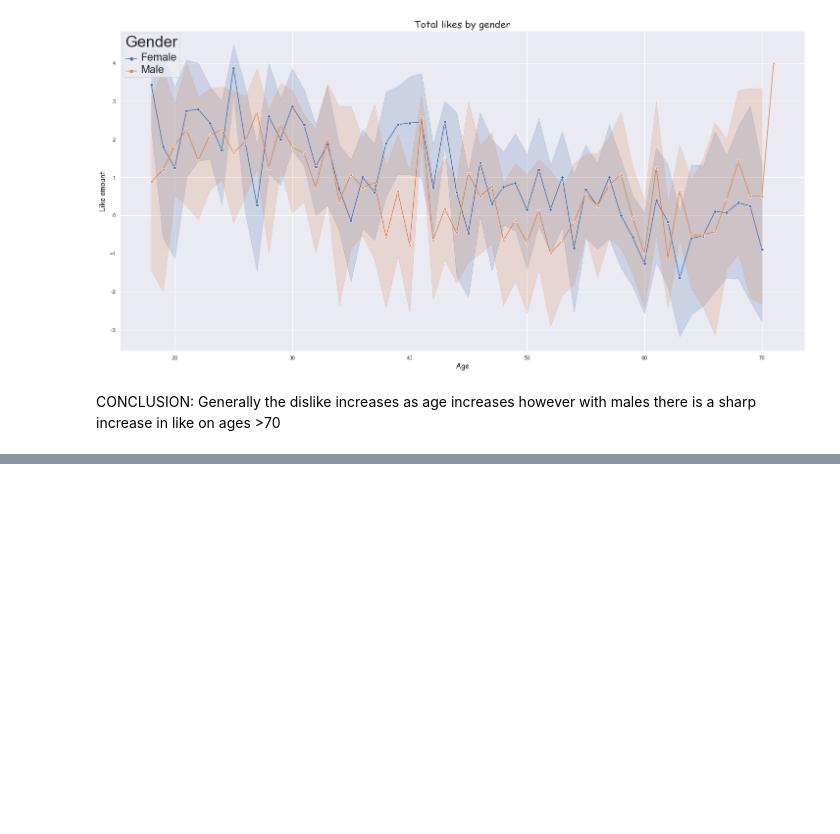
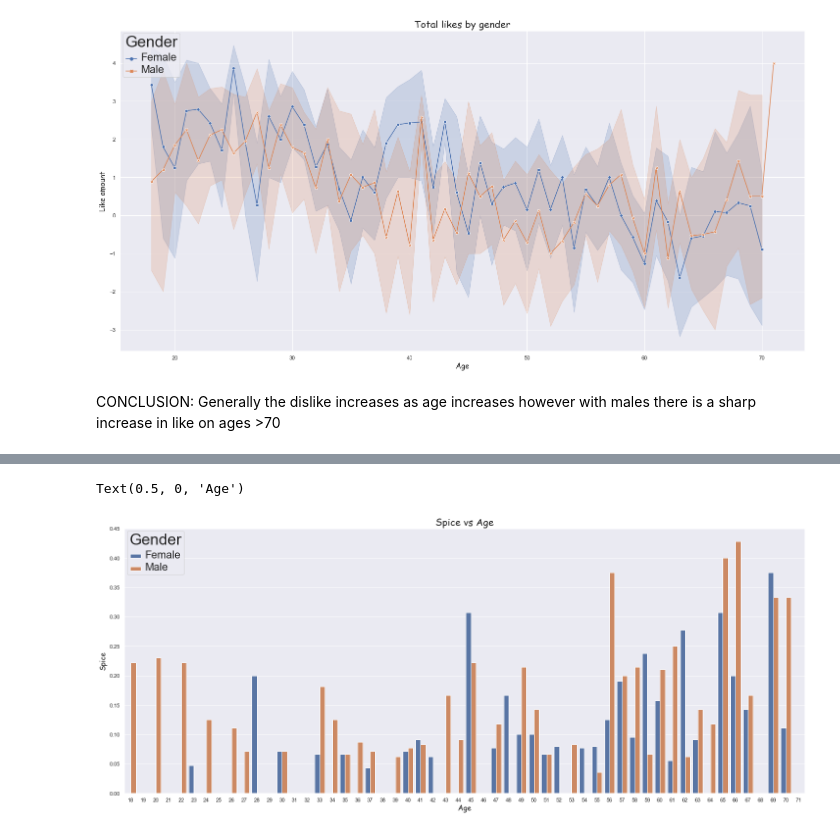
Before and after one commit to adichowdhuri/Feynn-Labs-Study-Task, a Jupyter notebook: main.ipynb, the cells around one changed output, grey strips where cells are left out. Saved outputs shown, nothing was run; the diff lists cells and outputs as text; code cells hidden in the pictures; blank space fills up the shorter version.

```diff
--- a/main.ipynb
+++ b/main.ipynb
@@ -166,0 +186,21 @@ Generally the dislike increases as age increases however with males there is a s
+# %%
+plt.figure(figsize=(25,10))
+plt.title('Spice vs Age',**csfont, fontsize=20)
+#STYLES
+sns.set_theme(style="whitegrid")
+sns.set_style("darkgrid")
+#BARPLOT
+ageplot = sns.barplot(
+    x="Age", y="spicy",
+    hue="Gender",data=modified_data,
+     ci=None
+)
+#LEGEND TEXT SIZE
+plt.setp(ageplot.get_legend().get_texts(), fontsize='22')
+plt.setp(ageplot.get_legend().get_title(), fontsize='32')
+#LABELS
+plt.ylabel("Spice", **csfont, fontsize = 15)
+plt.xlabel("Age", **csfont, fontsize = 15)
+# %% [output]
+Text(0.5, 0, 'Age')
+[figure, added]
```
Also changed, not shown: parts of 9 cells of this notebook.
